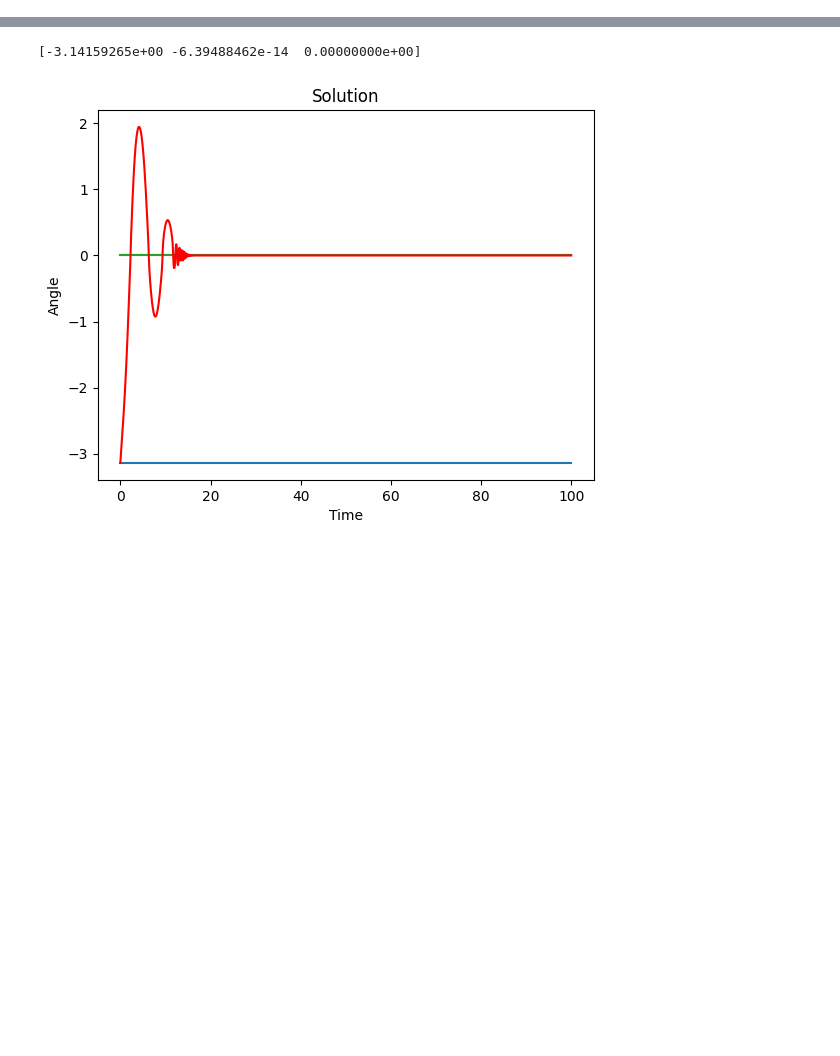
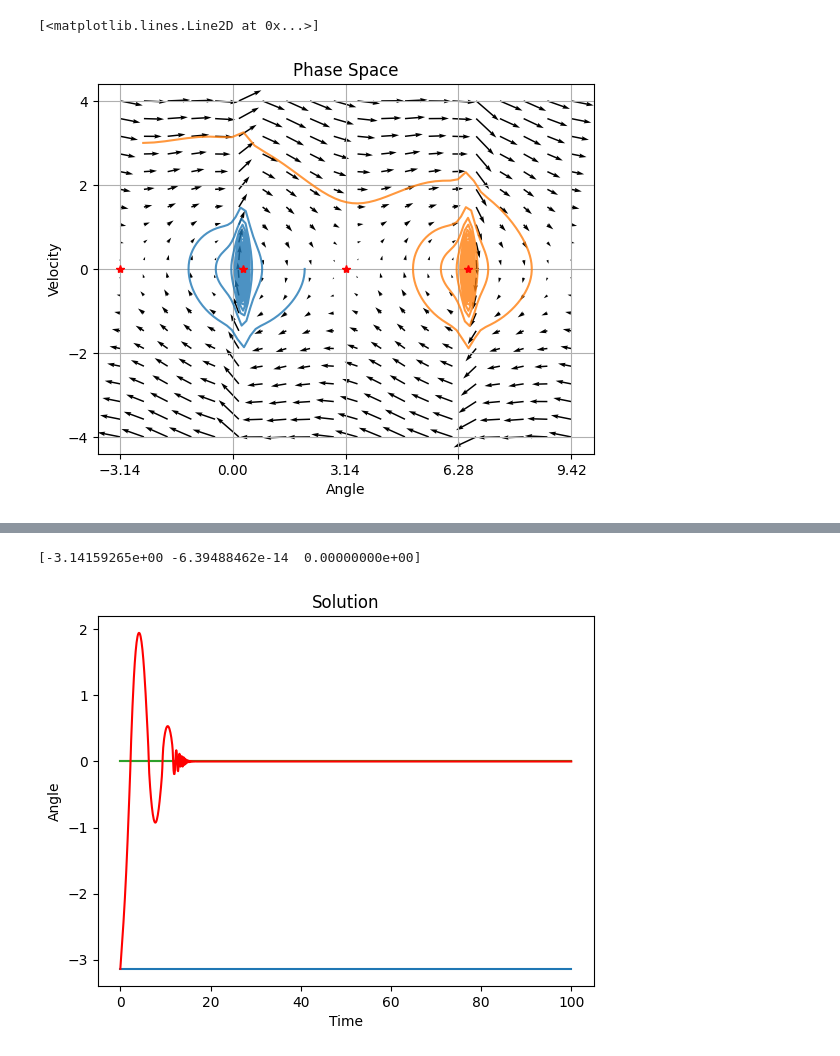
Before and after one commit to Dobel26/MagneticPendulum, a Jupyter notebook: new_sim.ipynb, the cells around one changed output, grey strips where cells are left out. Cells and saved outputs as stored; diff of their text form; code cells hidden in the pictures; blank space fills up the shorter version.

```diff
--- a/new_sim.ipynb
+++ b/new_sim.ipynb
@@ -252,6 +294,30 @@ def position_bifurcation(strength=1, ax=None, angle_range=[-np.pi * 1.2, np.pi *
                 color = "#E83F48"
 
             ax.plot([position], [crit_angle], 'o', color=color)
+# %%
+# fig, ax = plt.subplots()
+
+s = System()
+s.add_magnet(Magnet([0.4, 1.3], [0, 0.01]))
+critical_angles = s.get_critical_angles()
+
+s.plot_vectorfield(range_angles=[-np.pi, 3*np.pi])
+ax = plt.gca()
+critical_angles_plotting = np.array([critical_angles, critical_angles + 2 * np.pi]).flatten()
+
+s.angle = 2
+s.velocity = 0
+s.solve()
+s.plot_phase_trajectory(ax=ax, alpha=0.8)
+s.angle = -2.5
+s.velocity = 3
+s.solve()
+s.plot_phase_trajectory(ax=ax, alpha=0.8)
+
+ax.plot(critical_angles_plotting, np.zeros_like(critical_angles_plotting), '*', color="red")
+# %% [output]
+[<matplotlib.lines.Line2D at 0x...>]
+[figure, added]
 # %%
 strength_bifurcation(magnet_pos=[0, 1.3],
                      angle_range=[-2, 2],
```
Also changed, not shown: parts of 6 cells of this notebook, 4 other files.
